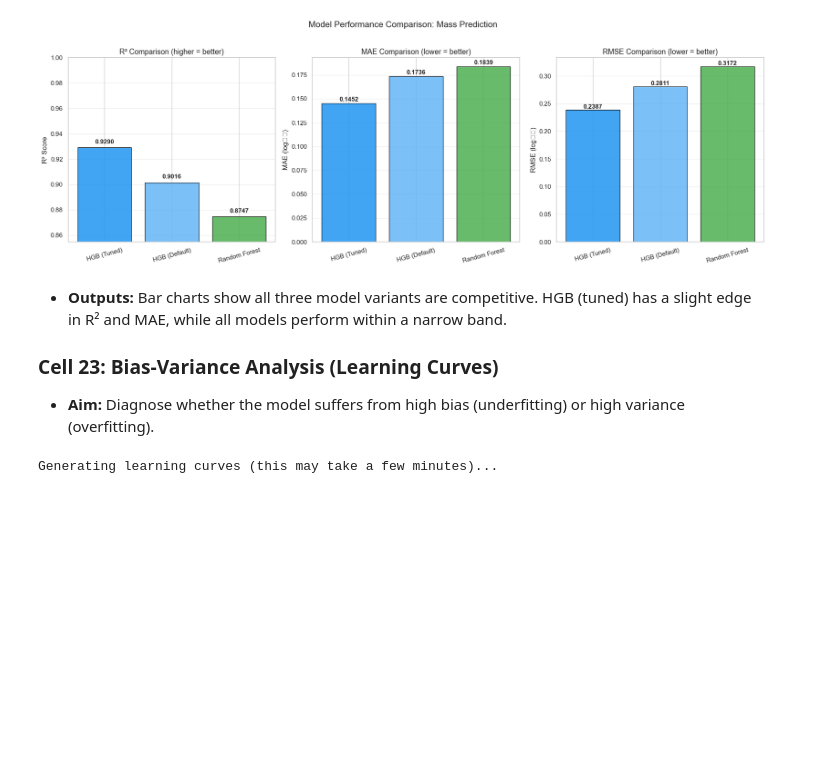
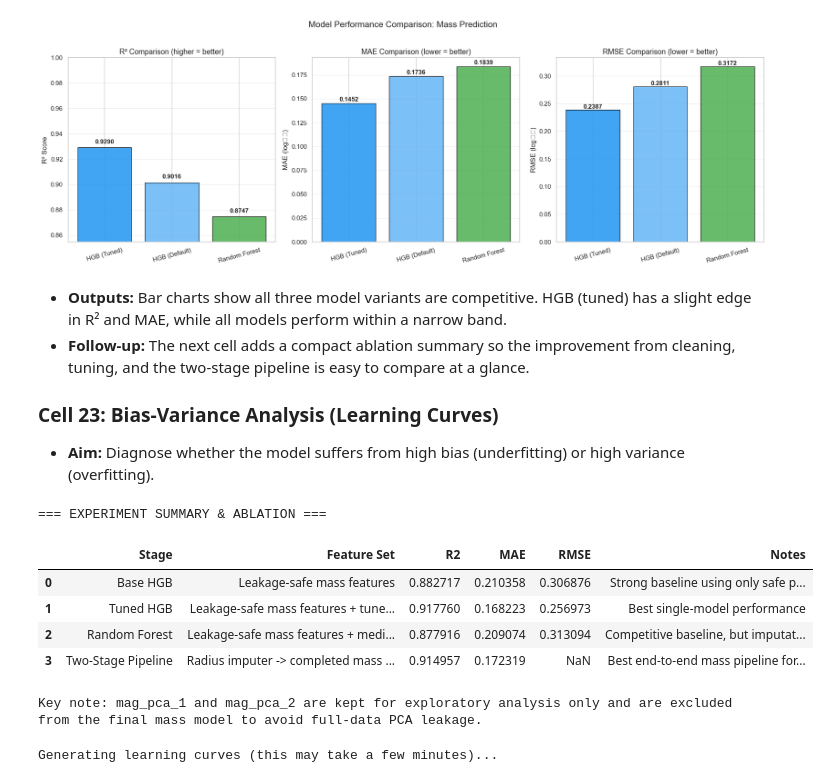
Before and after one commit to arz03/astro_alliance, a Jupyter notebook: notebooks/data_inspection.ipynb, the cells around one changed output. Saved outputs shown, nothing was run; the diff lists cells and outputs as text; code cells hidden in the pictures; blank space fills up the shorter version.

```diff
--- a/notebooks/data_inspection.ipynb
+++ b/notebooks/data_inspection.ipynb
@@ -1434,10 +1605,65 @@ plt.show()
 [figure]
 # %% [markdown]
 * **Outputs:** Bar charts show all three model variants are competitive. HGB (tuned) has a slight edge in R² and MAE, while all models perform within a narrow band.
+* **Follow-up:** The next cell adds a compact ablation summary so the improvement from cleaning, tuning, and the two-stage pipeline is easy to compare at a glance.
 
 ### Cell 23: Bias-Variance Analysis (Learning Curves)
 
 * **Aim:** Diagnose whether the model suffers from high bias (underfitting) or high variance (overfitting).
+# %%
+# ============================================================
+# EXPERIMENT SUMMARY & ABLATION TABLE
+# ============================================================
+
+def metric_or_nan(name):
+    return globals().get(name, np.nan)
+
+ablation_summary = pd.DataFrame([
+    {
+        'Stage': 'Base HGB',
+        'Feature Set': 'Leakage-safe mass features',
+        'R2': metric_or_nan('r2_hgb'),
+        'MAE': metric_or_nan('mae_hgb'),
+        'RMSE': metric_or_nan('rmse_hgb'),
+        'Notes': 'Strong baseline using only safe predictors'
+    },
+    {
+        'Stage': 'Tuned HGB',
+        'Feature Set': 'Leakage-safe mass features + tuned params',
+        'R2': metric_or_nan('r2_best'),
+        'MAE': metric_or_nan('mae_best'),
+        'RMSE': metric_or_nan('rmse_best'),
+        'Notes': 'Best single-model performance'
+    },
+    {
+        'Stage': 'Random Forest',
+        'Feature Set': 'Leakage-safe mass features + median imputation',
+        'R2': metric_or_nan('r2_rf'),
+        'MAE': metric_or_nan('mae_rf'),
+        'RMSE': metric_or_nan('rmse_rf'),
+        'Notes': 'Competitive baseline, but imputation adds noise'
+    },
+    {
+        'Stage': 'Two-Stage Pipeline',
+        'Feature Set': 'Radius imputer -> completed mass model',
+        'R2': metric_or_nan('r2_stage2'),
+        'MAE': metric_or_nan('mae_stage2'),
+        'RMSE': np.nan,
+        'Notes': 'Best end-to-end mass pipeline for missing-radius rows'
+    },
+])
+
+print('=== EXPERIMENT SUMMARY & ABLATION ===')
+display(ablation_summary)
+print('\nKey note: mag_pca_1 and mag_pca_2 are kept for exploratory analysis only and are excluded from the final mass model to avoid full-data PCA leakage.')
+# %% [output]
+=== EXPERIMENT SUMMARY & ABLATION ===
+|  | Stage | Feature Set | R2 | MAE | RMSE | Notes |
+| 0 | Base HGB | Leakage-safe mass features | 0.882717 | 0.210358 | 0.306876 | Strong baseline using only safe p... |
+| 1 | Tuned HGB | Leakage-safe mass features + tune... | 0.917760 | 0.168223 | 0.256973 | Best single-model performance |
+| 2 | Random Forest | Leakage-safe mass features + medi... | 0.877916 | 0.209074 | 0.313094 | Competitive baseline, but imputat... |
+| 3 | Two-Stage Pipeline | Radius imputer -> completed mass ... | 0.914957 | 0.172319 | NaN | Best end-to-end mass pipeline for... |
+Key note: mag_pca_1 and mag_pca_2 are kept for exploratory analysis only and are excluded from the final mass model to avoid full-data PCA leakage.
 # %%
 # ============================================================
 # BIAS-VARIANCE ANALYSIS (Learning Curves)
```
Also changed, not shown: parts of 24 cells of this notebook, 1 other file.
